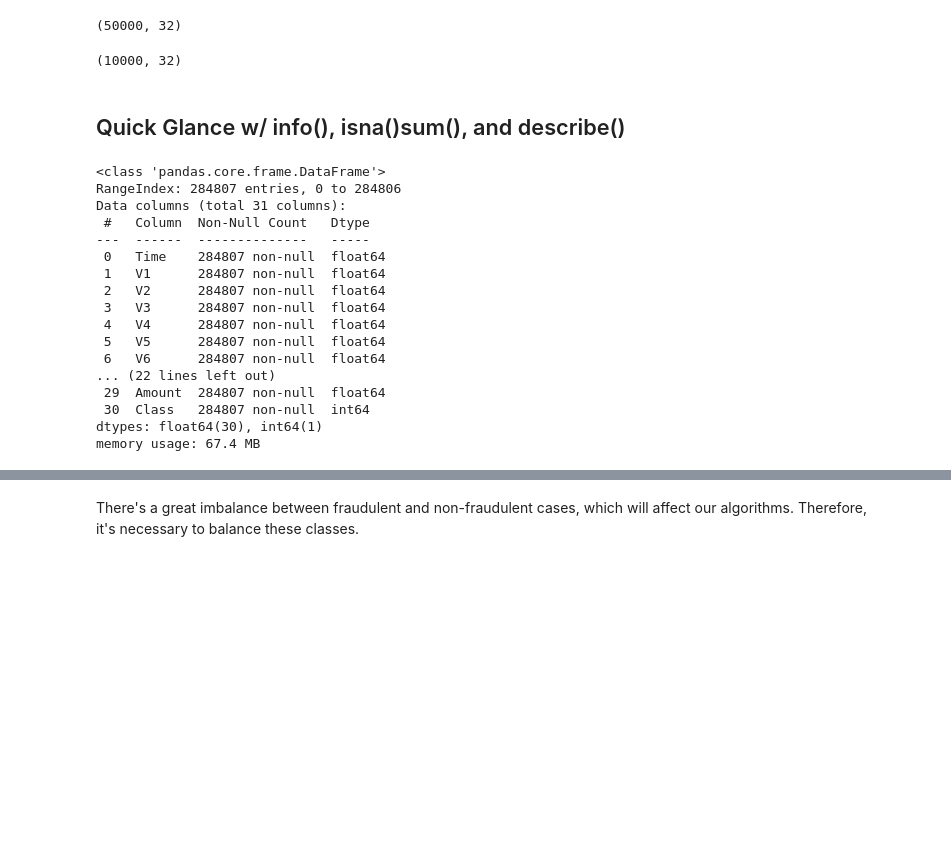
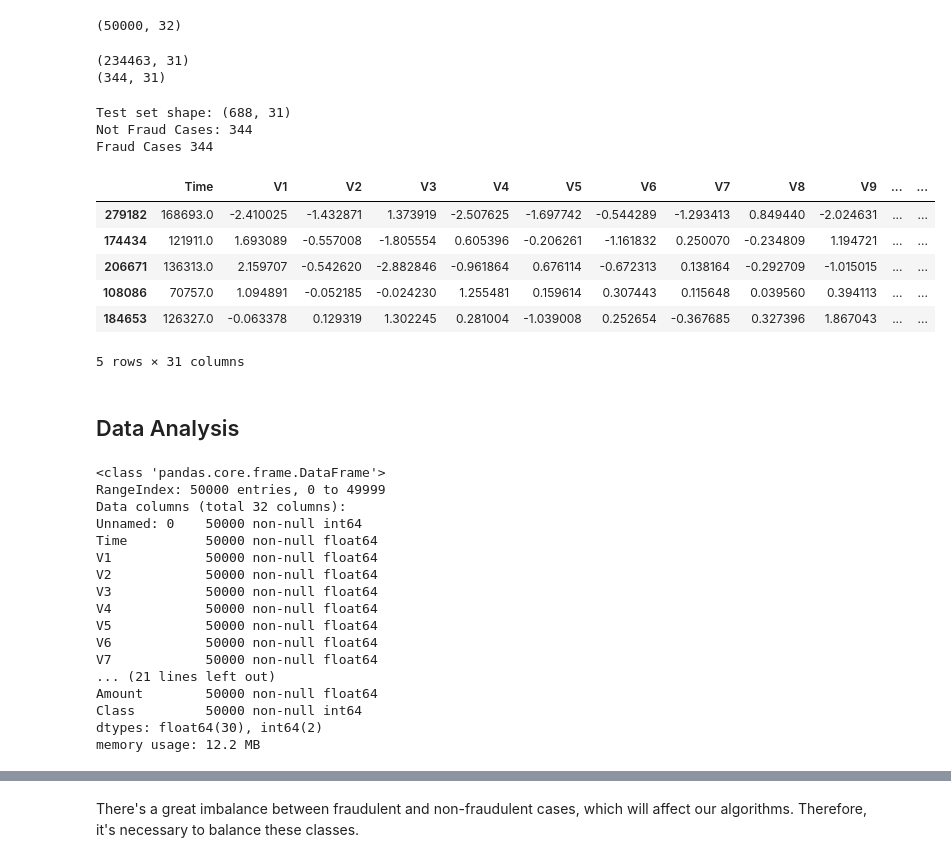
Before and after one commit to tthien92/Fraud_data_autoML, a Jupyter notebook: Fraud Detection with AutoML.ipynb, the cells around one changed output, grey strips where cells are left out. Saved outputs shown, nothing was run; the diff lists cells and outputs as text; code cells hidden in the pictures; blank space fills up the shorter version.

```diff
--- a/Fraud Detection with AutoML.ipynb
+++ b/Fraud Detection with AutoML.ipynb
@@ -35,30 +46,54 @@ df[50000:60000].to_csv('test.csv')
-# %%
-test = pd.read_csv('test.csv')
-print(test.shape)
-# %% [output]
-(10000, 32)
-# %% [markdown]
-## Quick Glance w/ info(), isna()sum(), and describe()
+# %%
+remain_df = df[50000:]
+
+print(remain_df[remain_df['Class']==0].shape)
+print(remain_df[remain_df['Class']==1].shape)
+# %% [output]
+(234463, 31)
+(344, 31)
+# %%
+test_no_fraud = remain_df[remain_df['Class']==0].sample(344)
+test_fraud = remain_df[remain_df['Class']==1]
+
+test = pd.concat([test_no_fraud, test_fraud])
+
+print('Test set shape:', test.shape)
+print('Not Fraud Cases:', test[test['Class']==0].shape[0])
+print('Fraud Cases', test[test['Class']==1].shape[0])
+test.head()
+# %% [output]
+Test set shape: (688, 31)
+Not Fraud Cases: 344
+Fraud Cases 344
+|  | Time | V1 | V2 | V3 | V4 | V5 | V6 | V7 | V8 | V9 | ... | ... |
+| 279182 | 168693.0 | -2.410025 | -1.432871 | 1.373919 | -2.507625 | -1.697742 | -0.544289 | -1.293413 | 0.849440 | -2.024631 | ... | ... |
+| 174434 | 121911.0 | 1.693089 | -0.557008 | -1.805554 | 0.605396 | -0.206261 | -1.161832 | 0.250070 | -0.234809 | 1.194721 | ... | ... |
+| 206671 | 136313.0 | 2.159707 | -0.542620 | -2.882846 | -0.961864 | 0.676114 | -0.672313 | 0.138164 | -0.292709 | -1.015015 | ... | ... |
+| 108086 | 70757.0 | 1.094891 | -0.052185 | -0.024230 | 1.255481 | 0.159614 | 0.307443 | 0.115648 | 0.039560 | 0.394113 | ... | ... |
+| 184653 | 126327.0 | -0.063378 | 0.129319 | 1.302245 | 0.281004 | -1.039008 | 0.252654 | -0.367685 | 0.327396 | 1.867043 | ... | ... |
+5 rows × 31 columns
+# %% [markdown]
+## Data Analysis
 # %%
 #provides overview of data types to see if any categorical data needs to be encoded; none here
-df.info()
+train.info()
 # %% [output]
 <class 'pandas.core.frame.DataFrame'>
-RangeIndex: 284807 entries, 0 to 284806
-Data columns (total 31 columns):
- #   Column  Non-Null Count   Dtype
----  ------  --------------   -----
- 0   Time    284807 non-null  float64
- 1   V1      284807 non-null  float64
- 2   V2      284807 non-null  float64
- 3   V3      284807 non-null  float64
- 4   V4      284807 non-null  float64
- 5   V5      284807 non-null  float64
- 6   V6      284807 non-null  float64
-... (22 lines left out)
- 29  Amount  284807 non-null  float64
- 30  Class   284807 non-null  int64
-dtypes: float64(30), int64(1)
-memory usage: 67.4 MB
+RangeIndex: 50000 entries, 0 to 49999
+Data columns (total 32 columns):
+Unnamed: 0    50000 non-null int64
+Time          50000 non-null float64
+V1            50000 non-null float64
+V2            50000 non-null float64
+V3            50000 non-null float64
+V4            50000 non-null float64
+V5            50000 non-null float64
+V6            50000 non-null float64
+V7            50000 non-null float64
+... (21 lines left out)
+Amount        50000 non-null float64
+Class         50000 non-null int64
+dtypes: float64(30), int64(2)
+memory usage: 12.2 MB
 # %%
 #overview if any null values are present; none here
```
Also changed, not shown: parts of 32 cells of this notebook.
